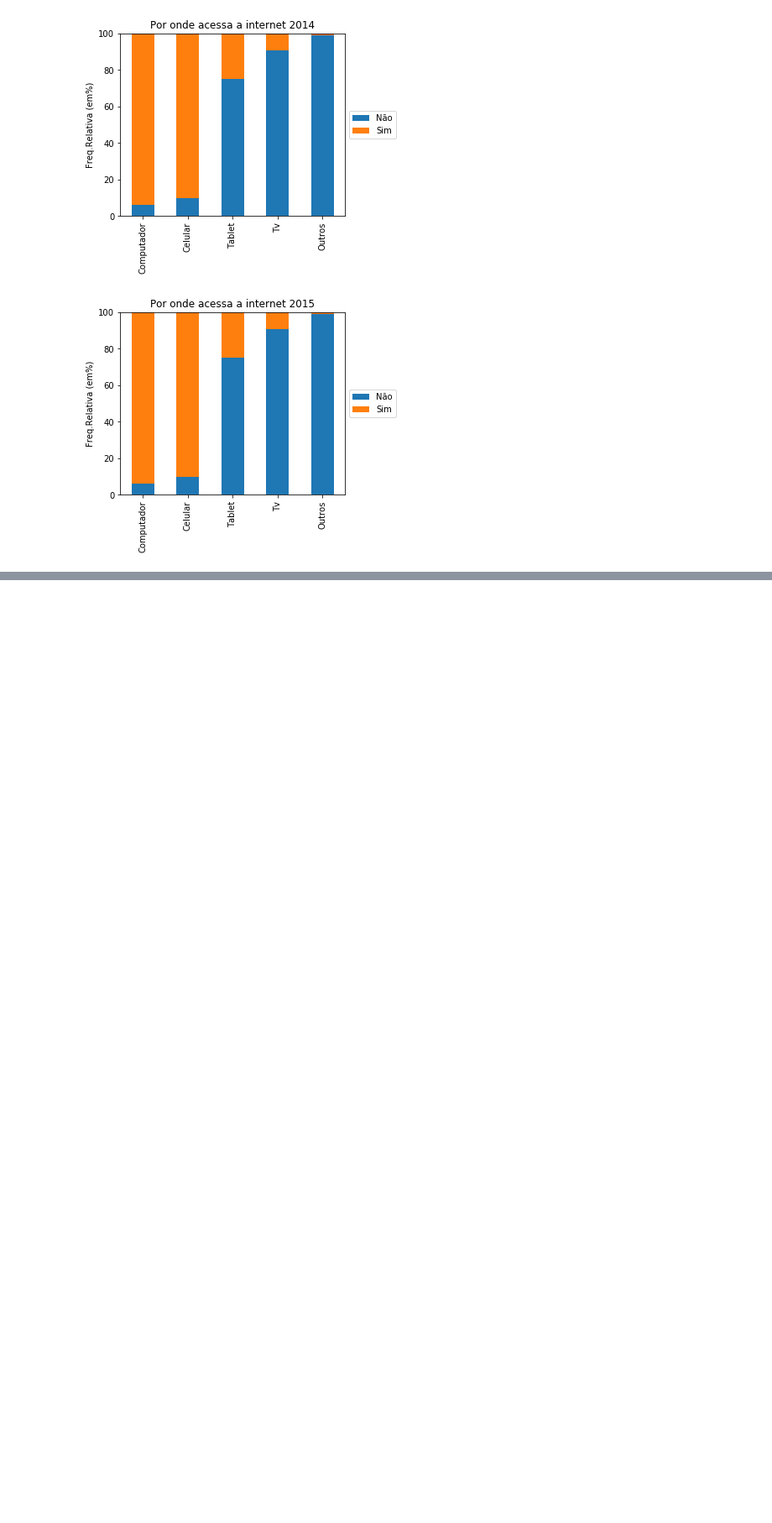
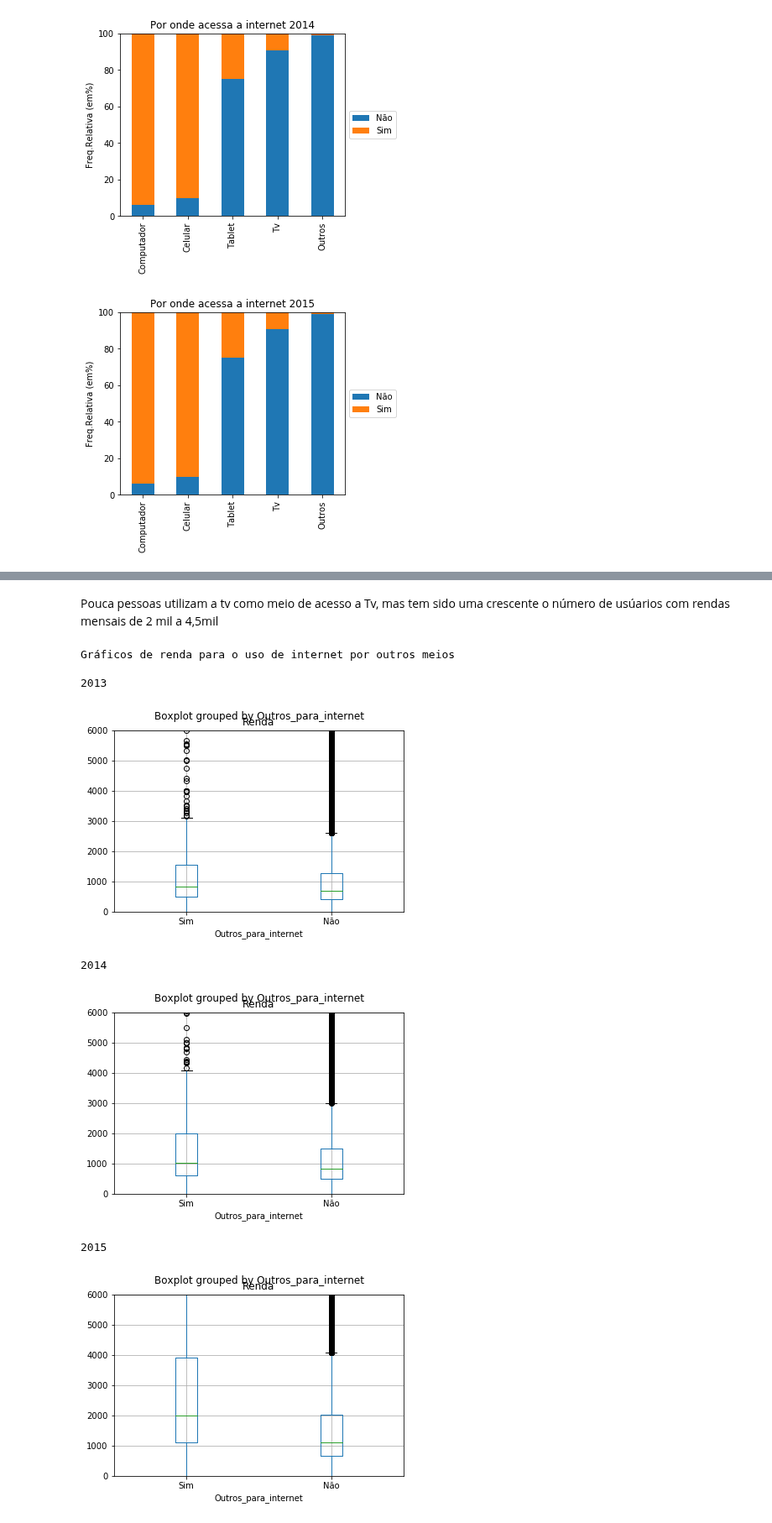
Before and after one commit to vinihsu/Ci-ncia-dos-Dados, a Jupyter notebook: Projeto 1.ipynb, the cells around one changed output, grey strips where cells are left out. Shown at 84% size. Drawn from its saved outputs; the diff is of its cells as text; code cells hidden in the pictures; blank space fills up the shorter version.

```diff
--- a/Projeto 1.ipynb
+++ b/Projeto 1.ipynb
@@ -581,0 +717,25 @@ plt.show()
+# %% [markdown]
+Pouca pessoas utilizam a tv como meio de acesso a Tv, mas tem sido uma crescente o número de usúarios com rendas mensais de 2 mil a 4,5mil
+# %%
+print("Gráficos de renda para o uso de internet por outros meios\n")
+print("2013\n")
+plot = notas13.boxplot(column="Renda", by='Outros_para_internet')
+plt.ylim(0,6000)
+plt.show()
+print("2014\n")
+plot = notas14.boxplot(column="Renda", by='Outros_para_internet')
+plt.ylim(0,6000)
+plt.show()
+print("2015\n")
+plot = notas.boxplot(column="Renda", by='Outros_para_internet')
+plt.ylim(0,6000)
+plt.show()
+# %% [output]
+Gráficos de renda para o uso de internet por outros meios
+
+2013
+[figure, added]
+2014
+[figure, added]
+2015
+[figure, added]
```
Also changed, not shown: parts of 15 cells of this notebook, 9 other files.
